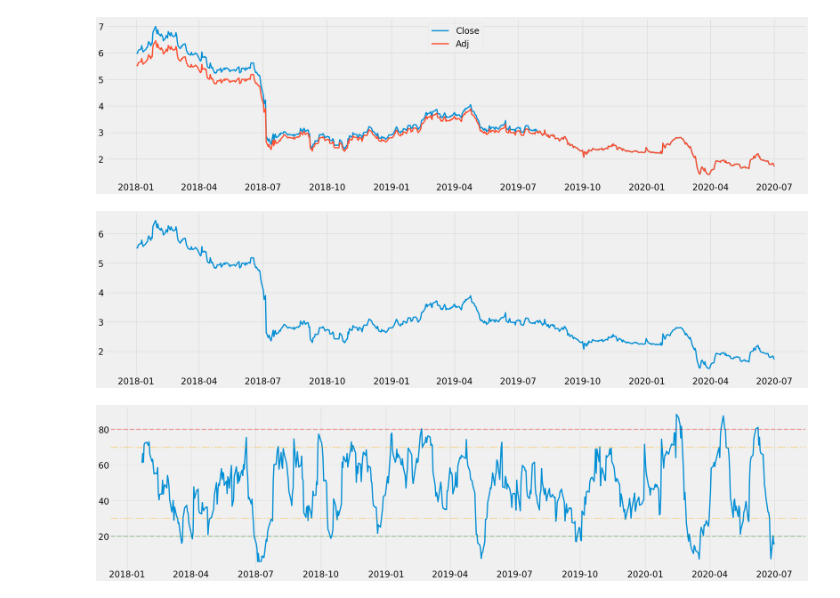
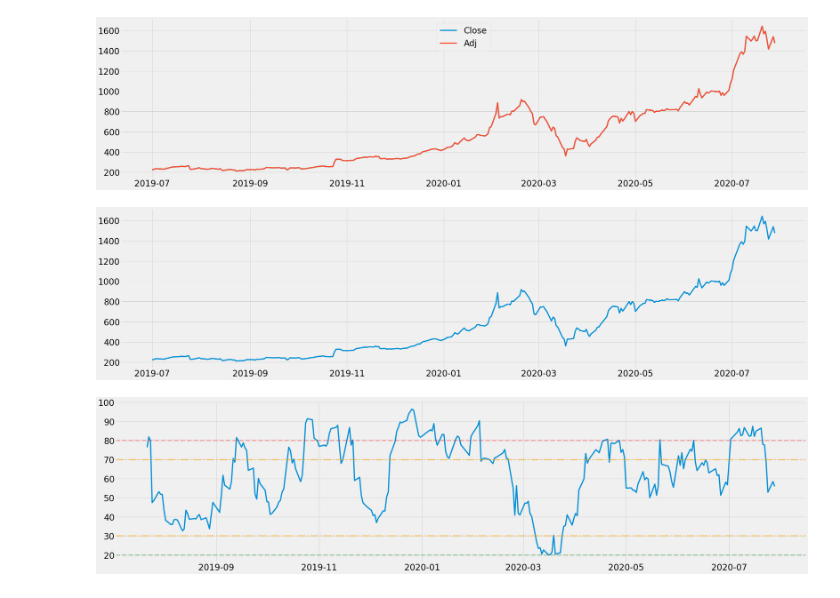
Before and after one commit to iron59zug/YFapi, a Jupyter notebook: plot_RSI.ipynb, the cells around one changed output. Saved outputs shown, nothing was run; the diff lists cells and outputs as text; code cells hidden in the pictures.

```diff
--- a/plot_RSI.ipynb
+++ b/plot_RSI.ipynb
@@ -3,18 +3,27 @@
 # %%
+#to do:
+"""
+1. add BoS scatters to plt
+2. calc expected BoS from given RSI
+"""
+
+# libs
 import numpy as np
 import pandas as pd
 import pandas_datareader as pdr
 import matplotlib.pyplot as plt
 
 #data
-stox='ECONB.BR'
-sdate='2017-12-31'
+stox='TSLA'
+sdate='2019-06-30'
 
 #calculation
 days=14
 
 #layout
-fs=28; fsx=36; fsy=9
+fs=28; #font size
+fsx=36; fsy=9 #figure size, x=width and y=heigth
+# idea: fsxy= figsize=($fsx,$fsy)
 plt.rc('xtick',labelsize=fs)
 plt.rc('ytick',labelsize=fs)
 plt.style.use('fivethirtyeight')
@@ -31,31 +40,36 @@ plt.plot(df['ac'], label='Adj')
 plt.legend(loc='upper center', fontsize=fs); plt.show()
 #df.tail(5)
 # %% [output]
-[figure, old version]
+[figure, new version]
 # %%
 # RSI calc
 pd1 = df['ac'].diff(1).dropna()
 #pd1
 gain = pd1.copy(); loss = pd1.copy()
 gain[gain<0] = 0; loss[loss>0] = 0
 avgg = gain.rolling(window=days).mean()
 avgl = abs(loss.rolling(window=days).mean())
 rs = avgg/avgl; rsi = 100.00 - (100.00 / (1.00 + rs))
 #plt.figure(figsize=(fsx, fsy))
 #rsi.plot(); plt.show()
 ndf = pd.DataFrame()
 ndf['ac'] = df['ac']; ndf['rsi'] = rsi
 ndf.dropna()
 plt.figure(figsize=(fsx, fsy))
 plt.plot(ndf.index, ndf['ac'])
+#plt.scatter
+"""
+plt.scatter(ct.index, ct['Bprice'], color='green', label='B', marker='^', s=99)
+plt.scatter(ct.index, ct['Sprice'], color='red', label='S', marker='v', s=300)
+"""
 plt.show()
 plt.figure(figsize=(fsx, fsy))
 plt.plot(ndf.index, ndf['rsi'])
 plt.axhline(80, linestyle='dashed', alpha=0.3, color='red')
-plt.axhline(70, linestyle='dashdot', alpha=0.3, color='orange')
-plt.axhline(30, linestyle='dashdot', alpha=0.3, color='orange')
+plt.axhline(70, linestyle='dashdot', alpha=0.5, color='orange')
+plt.axhline(30, linestyle='dashdot', alpha=0.5, color='orange')
 plt.axhline(20, linestyle='dashed', alpha=0.3, color='green')
 plt.show()
 # %% [output]
-[figure, old version]
+[figure, new version]
-[figure, old version]
+[figure, new version]
```
Also changed, not shown: parts of 2 cells of this notebook.
